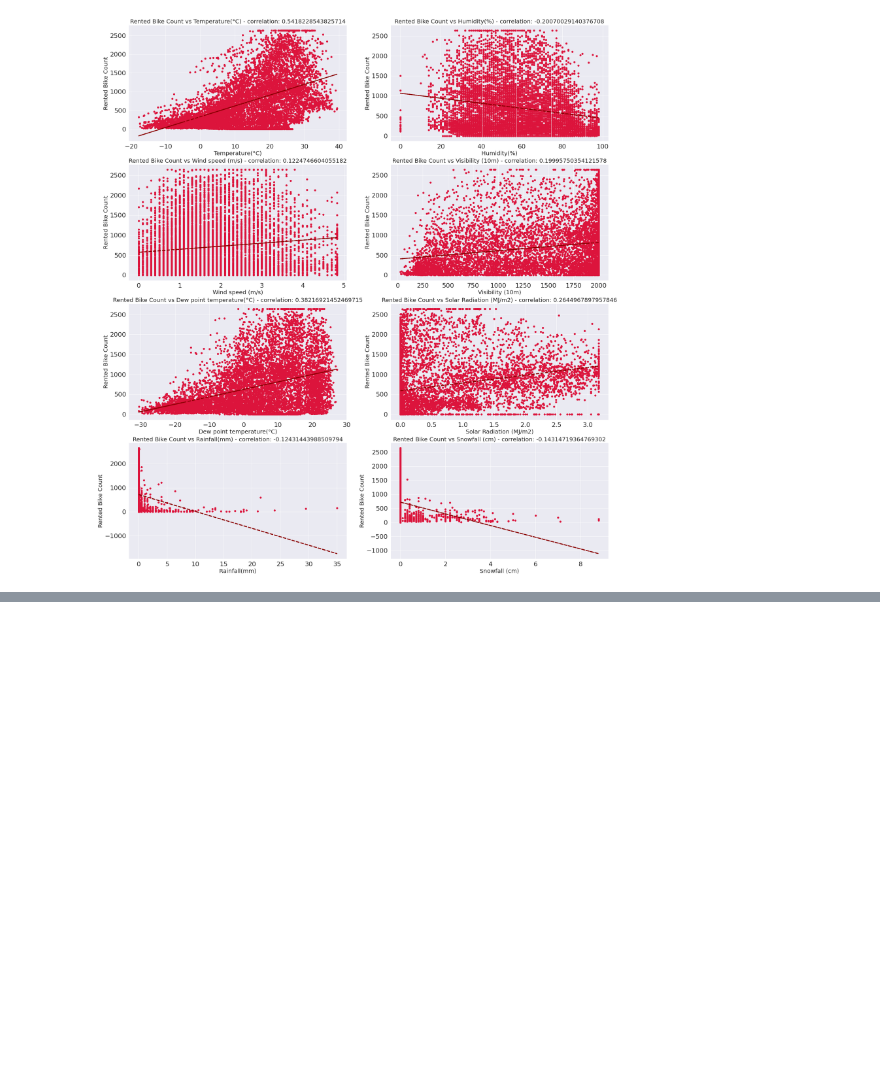
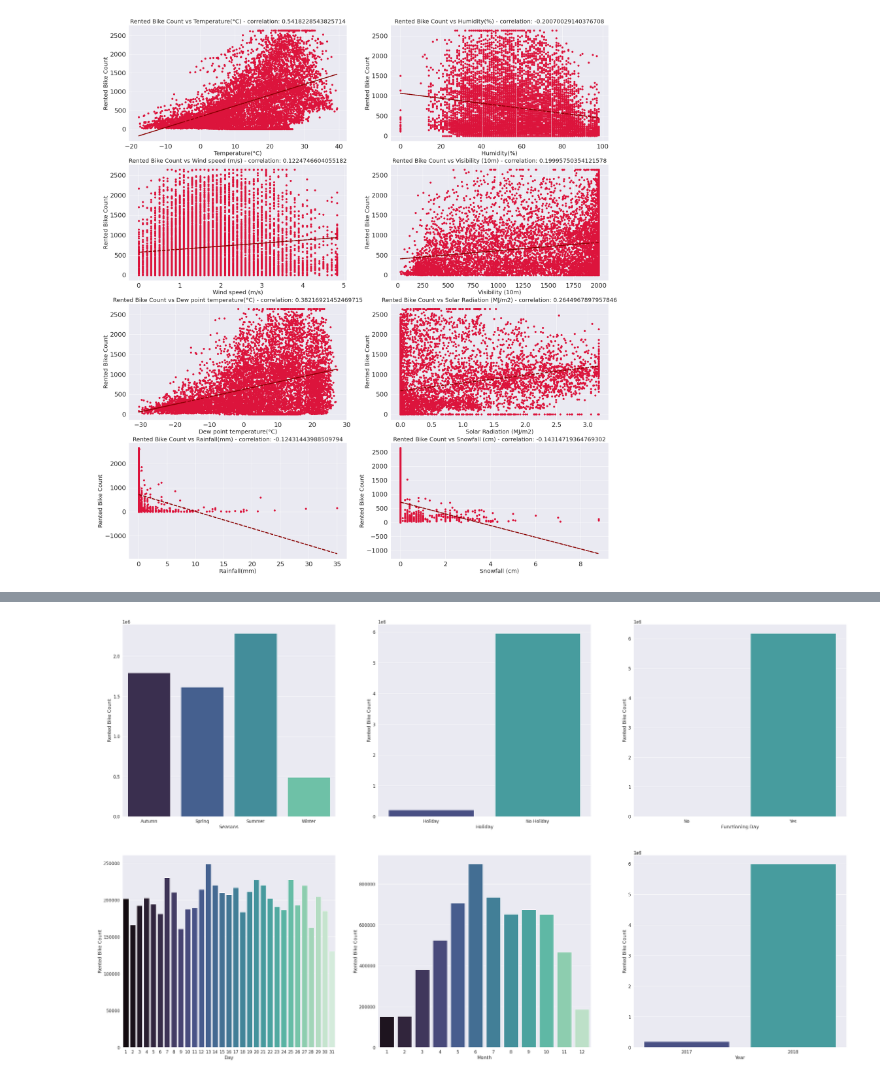
Before and after one commit to Sriharish19/Bike-Demand-Prediction, a Jupyter notebook: SH_Bike_Sharing_Demand_Prediction_ML_Capstone_Project_2.ipynb, the cells around one changed output, grey strips where cells are left out. Cells and saved outputs as stored; diff of their text form; code cells hidden in the pictures; blank space fills up the shorter version.

```diff
--- a/SH_Bike_Sharing_Demand_Prediction_ML_Capstone_Project_2.ipynb
+++ b/SH_Bike_Sharing_Demand_Prediction_ML_Capstone_Project_2.ipynb
@@ -251,0 +271,28 @@ for i in enumerate(numerical_variables):
+# %%
+#Convert the Date column in Datetime Dtype
+
+df1['Date']=pd.to_datetime(df1['Date'],format='%d/%m/%Y')
+
+#Breaking Down the Date into 3 Components
+df1['Day']=df1['Date'].dt.day
+df1['Month']=df1['Date'].dt.month
+df1['Year']=df1['Date'].dt.year
+# %%
+# Rented Bike Counts
+seasons = pd.DataFrame(df1['Rented Bike Count'].groupby(df1['Seasons']).sum()).reset_index()
+holiday = pd.DataFrame(df1['Rented Bike Count'].groupby(df1['Holiday']).sum()).reset_index()
+Functioning_Day = pd.DataFrame(df1['Rented Bike Count'].groupby(df1['Functioning Day']).sum()).reset_index()
+Day = pd.DataFrame(df1['Rented Bike Count'].groupby(df1['Day']).sum()).reset_index()
+Month = pd.DataFrame(df1['Rented Bike Count'].groupby(df1['Month']).sum()).reset_index()
+Year = pd.DataFrame(df1['Rented Bike Count'].groupby(df1['Year']).sum()).reset_index()
+lst_dp = [seasons,holiday,Functioning_Day,Day,Month,Year]
+lst_ft = ['Seasons','Holiday','Functioning Day','Day','Month','Year']
+
+plt.figure(figsize = (50, 30))
+
+for i in enumerate(lst_dp):
+    plt.subplot(2,3,i[0]+1)
+    sns.set(font_scale = 1.5)
+    sns.barplot(x = lst_ft[i[0]],y ='Rented Bike Count',data = lst_dp[i[0]],palette='mako')
+# %% [output]
+[figure, added]
```
Also changed, not shown: parts of 1 cell of this notebook.
